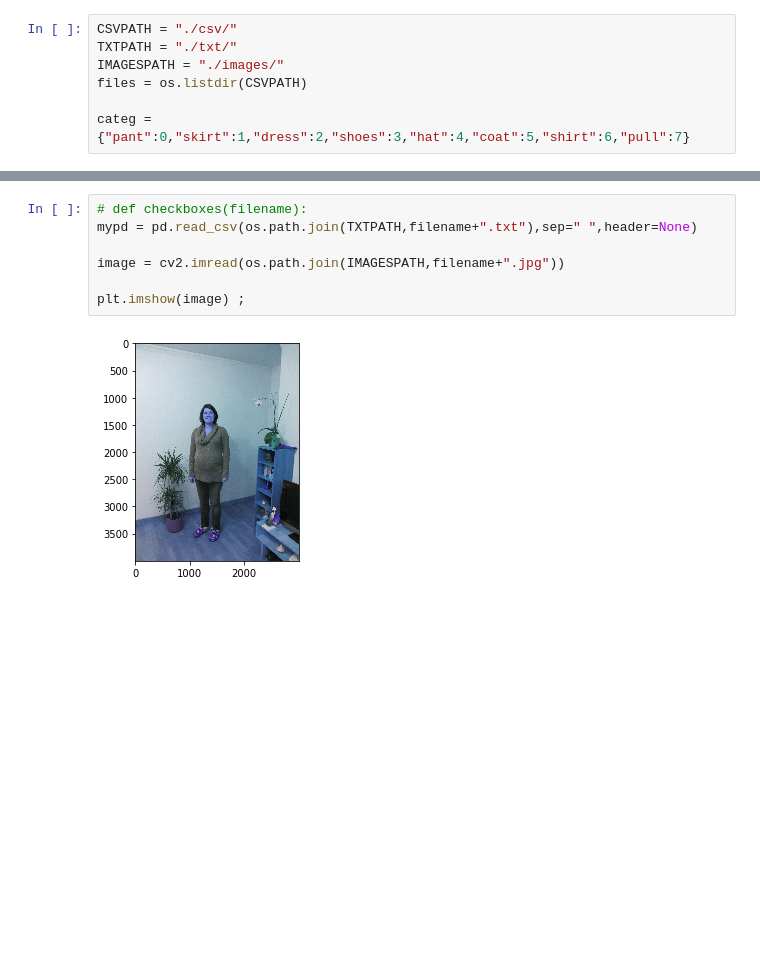
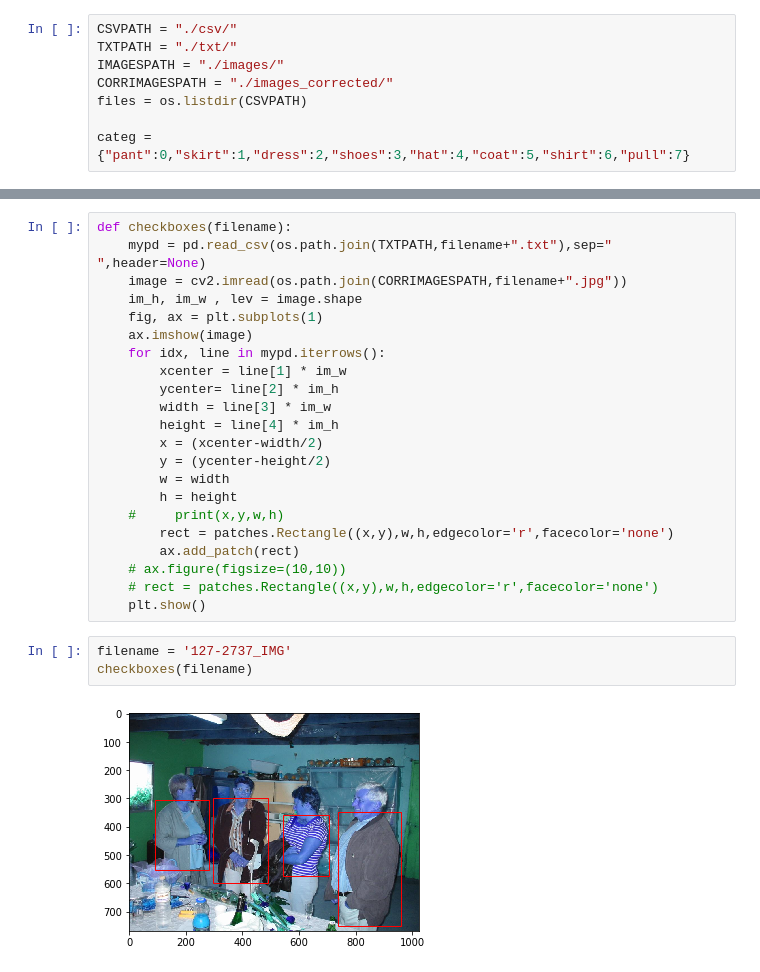
Before and after one commit to JeanMILPIED/python_lab_project, a Jupyter notebook: annotations_csv_to_txt.ipynb, the cells around one changed output, grey strips where cells are left out. Drawn from its saved outputs; the diff is of its cells as text; blank space fills up the shorter version.

```diff
--- a/annotations_csv_to_txt.ipynb
+++ b/annotations_csv_to_txt.ipynb
@@ -7,6 +12,7 @@ import matplotlib.pyplot as plt
 CSVPATH = "./csv/"
 TXTPATH = "./txt/"
 IMAGESPATH = "./images/"
+CORRIMAGESPATH = "./images_corrected/"
 files = os.listdir(CSVPATH)
 
 categ = {"pant":0,"skirt":1,"dress":2,"shoes":3,"hat":4,"coat":5,"shirt":6,"pull":7}
@@ -34,11 +126,29 @@ annotation_csv_to_txt()
-# %%
-# def checkboxes(filename):
-mypd = pd.read_csv(os.path.join(TXTPATH,filename+".txt"),sep=" ",header=None)
-
-image = cv2.imread(os.path.join(IMAGESPATH,filename+".jpg"))
-
-plt.imshow(image) ;
-# %% [output]
-[figure, removed]
+# %%
+def checkboxes(filename):
+    mypd = pd.read_csv(os.path.join(TXTPATH,filename+".txt"),sep=" ",header=None)
+    image = cv2.imread(os.path.join(CORRIMAGESPATH,filename+".jpg"))
+    im_h, im_w , lev = image.shape
+    fig, ax = plt.subplots(1)
+    ax.imshow(image)
+    for idx, line in mypd.iterrows():
+        xcenter = line[1] * im_w
+        ycenter= line[2] * im_h
+        width = line[3] * im_w
+        height = line[4] * im_h
+        x = (xcenter-width/2)
+        y = (ycenter-height/2)
+        w = width
+        h = height
+    #     print(x,y,w,h)
+        rect = patches.Rectangle((x,y),w,h,edgecolor='r',facecolor='none')
+        ax.add_patch(rect)
+    # ax.figure(figsize=(10,10))
+    # rect = patches.Rectangle((x,y),w,h,edgecolor='r',facecolor='none')
+    plt.show()
+# %%
+filename = '127-2737_IMG'
+checkboxes(filename)
+# %% [output]
+[figure, added]
 # %%
 filename = '150121'
```
Also changed, not shown: parts of 8 cells of this notebook, 8 other files.
